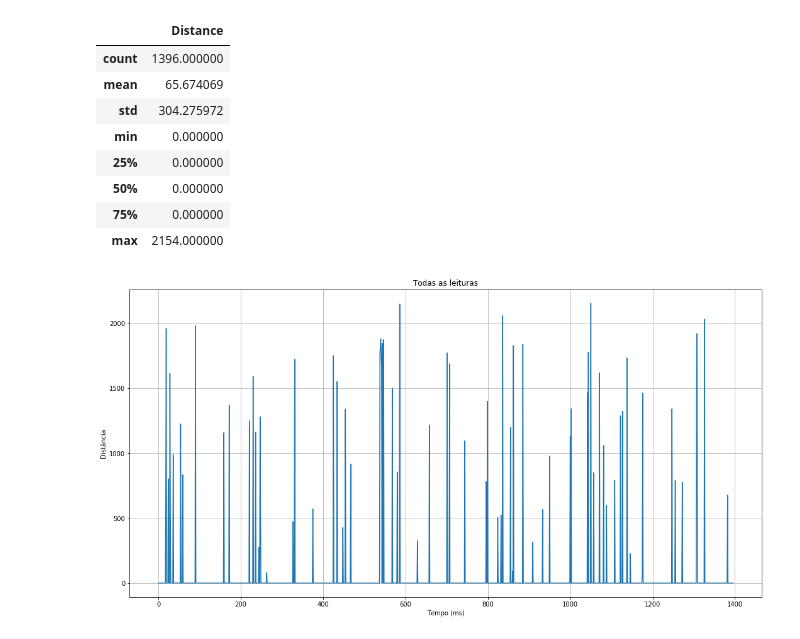
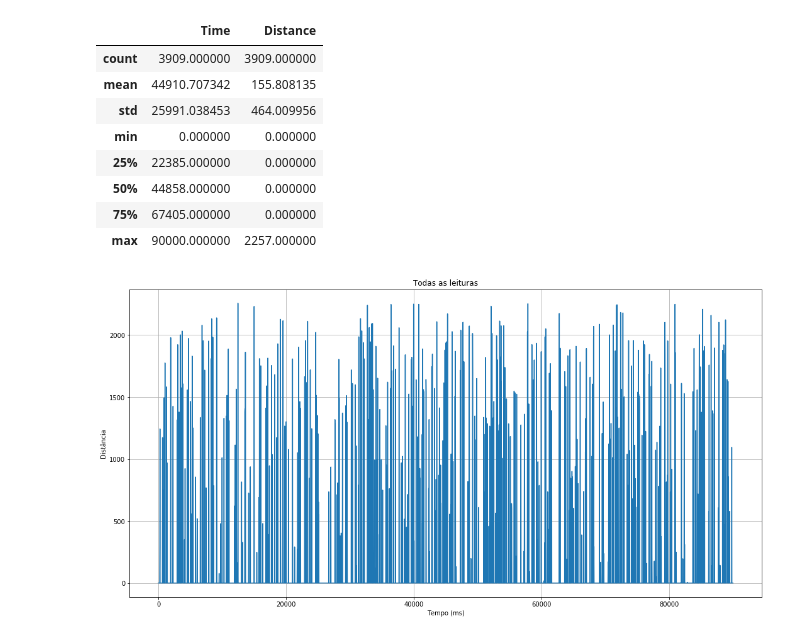
Before and after one commit to basask/traffic-data-analysis, a Jupyter notebook: notebooks/itapoa.ipynb, the cells around one changed output. Saved outputs shown, nothing was run; the diff lists cells and outputs as text; code cells hidden in the pictures.

Commit message:
Adding new datasets for Itapoa

```diff
--- a/notebooks/itapoa.ipynb
+++ b/notebooks/itapoa.ipynb
@@ -12,27 +9,44 @@ df = pd.read_csv(filepath, names=['Distance'])
+# %%
+dataset = 3
+
+filepath = '../contagens/itapoa-0%d.txt' % dataset
+
+if dataset == 1:
+    df = pd.read_csv(filepath, names=['Distance'])
+
+if dataset == 2:
+    raise Exception('Routine not implemented yet!')
+
+if dataset == 3:
+    df = pd.read_csv(filepath, names=['Time', 'Distance'], sep=' ')
 # %%
 # Cleaning and transforming
 
 # Changing idle readings to 0
-df[df['Distance'] > 8189] = 0
+df.loc[df['Distance'] > 8189,'Distance'] = 0
+
+# Padding time to 0
+df['Time'] = df['Time'] - df['Time'].min()
+
 df.describe()
 # %% [output]
-|  | Distance |
-| count | 1396.000000 |
-| mean | 65.674069 |
-| std | 304.275972 |
-| min | 0.000000 |
-| 25% | 0.000000 |
-| 50% | 0.000000 |
-| 75% | 0.000000 |
-| max | 2154.000000 |
+|  | Time | Distance |
+| count | 3909.000000 | 3909.000000 |
+| mean | 44910.707342 | 155.808135 |
+| std | 25991.038453 | 464.009956 |
+| min | 0.000000 | 0.000000 |
+| 25% | 22385.000000 | 0.000000 |
+| 50% | 44858.000000 | 0.000000 |
+| 75% | 67405.000000 | 0.000000 |
+| max | 90000.000000 | 2257.000000 |
 # %%
 plt.rcParams['figure.figsize'] = (18,9)
 
 # Plot entire dataset
-plt.plot(df['Distance'])
+plt.plot(df['Time'], df['Distance'])
 plt.title('Todas as leituras')
 plt.xlabel('Tempo (ms)')
 plt.ylabel('Distância')
 plt.grid(True)
 # %% [output]
-[figure, old version]
+[figure, new version]
```
Also changed, not shown: parts of 5 cells of this notebook, 2 other files.
